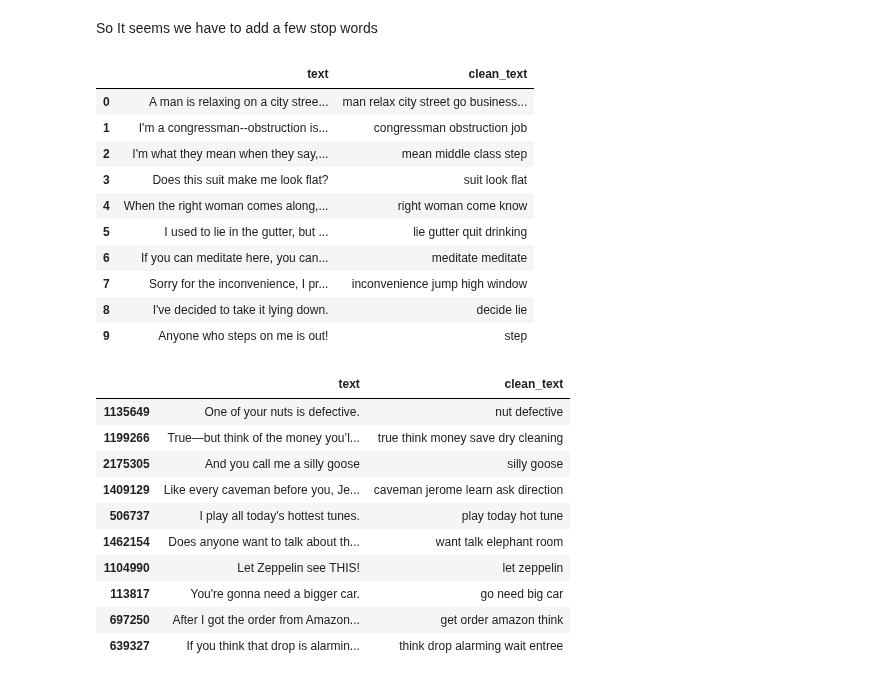
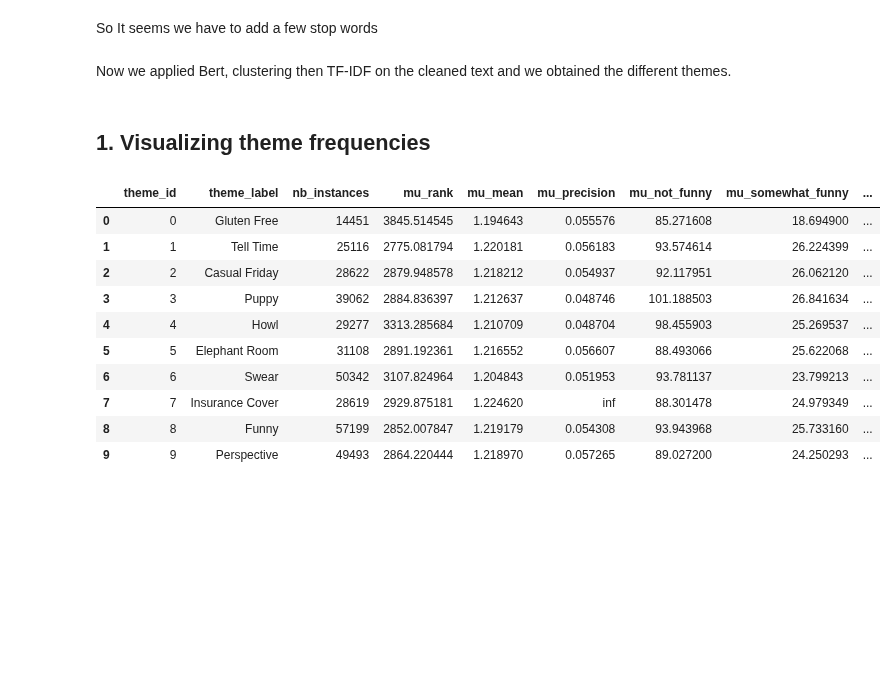
Before and after one commit to epfl-ada/ada-2025-project-json-derulo, a Jupyter notebook: src/Mariem/theme_visualization.ipynb, the cells around one changed output. Saved outputs shown, nothing was run; the diff lists cells and outputs as text; code cells hidden in the pictures; blank space fills up the shorter version.

```diff
--- a/src/Mariem/theme_visualization.ipynb
+++ b/src/Mariem/theme_visualization.ipynb
@@ -66,0 +13,11 @@ False
+# %%
+# DATA DIRECTORIES
+PROJECT_ROOT = Path.cwd().parent.parent
+DATA_DIR = PROJECT_ROOT / 'data' / 'newyorker_caption_contest'
+JSON_DIR = DATA_DIR / 'contests.json'
+CSV_DIR = DATA_DIR / 'data'
+CSV_CLEAN_DIR = DATA_DIR / 'data_cleaned'
+IMG_DIR = DATA_DIR / 'images'
+DOC_THEMES_DIR = DATA_DIR / 'THEMES_RESULTS_V1'/'docs_with_themes.csv'
+THEMES_TFIDF_DIR=DATA_DIR/'THEMES_RESULTS_V1'/'TF_IDF_themes_scores.csv'
+THEMES_DIR=DATA_DIR/'THEMES_RESULTS_V1'/'themes.csv'
@@ -202,28 +206,20 @@ docs_df["clean_text"] = docs_df["text"].progress_apply(clean_caption)
-# %%
-docs_df[["text", "clean_text"]].head(10)
-# %% [output]
-|  | text | clean_text |
-| 0 | A man is relaxing on a city stree... | man relax city street go business... |
-| 1 | I'm a congressman--obstruction is... | congressman obstruction job |
-| 2 | I'm what they mean when they say,... | mean middle class step |
-| 3 | Does this suit make me look flat? | suit look flat |
-| 4 | When the right woman comes along,... | right woman come know |
-| 5 | I used to lie in the gutter, but ... | lie gutter quit drinking |
-| 6 | If you can meditate here, you can... | meditate meditate |
-| 7 | Sorry for the inconvenience, I pr... | inconvenience jump high window |
-| 8 | I've decided to take it lying down. | decide lie |
-| 9 | Anyone who steps on me is out! | step |
-# %%
-docs_df[docs_df["kind"] == "caption"][["text", "clean_text"]].sample(10)
-# %% [output]
-|  | text | clean_text |
-| 1135649 | One of your nuts is defective. | nut defective |
-| 1199266 | True—but think of the money you’l... | true think money save dry cleaning |
-| 2175305 | And you call me a silly goose | silly goose |
-| 1409129 | Like every caveman before you, Je... | caveman jerome learn ask direction |
-| 506737 | I play all today's hottest tunes. | play today hot tune |
-| 1462154 | Does anyone want to talk about th... | want talk elephant room |
-| 1104990 | Let Zeppelin see THIS! | let zeppelin |
-| 113817 | You're gonna need a bigger car. | go need big car |
-| 697250 | After I got the order from Amazon... | get order amazon think |
-| 639327 | If you think that drop is alarmin... | think drop alarming wait entree |
+# %% [markdown]
+Now we applied Bert, clustering then TF-IDF on the cleaned text and we obtained the different themes.
+# %% [markdown]
+## 1. Visualizing theme frequencies
+# %%
+#visualize the theme csv
+themes_df = pd.read_csv(THEMES_DIR)
+themes_df.head(10)
+# %% [output]
+|  | theme_id | theme_label | nb_instances | mu_rank | mu_mean | mu_precision | mu_not_funny | mu_somewhat_funny | ... |
+| 0 | 0 | Gluten Free | 14451 | 3845.514545 | 1.194643 | 0.055576 | 85.271608 | 18.694900 | ... |
+| 1 | 1 | Tell Time | 25116 | 2775.081794 | 1.220181 | 0.056183 | 93.574614 | 26.224399 | ... |
+| 2 | 2 | Casual Friday | 28622 | 2879.948578 | 1.218212 | 0.054937 | 92.117951 | 26.062120 | ... |
+| 3 | 3 | Puppy | 39062 | 2884.836397 | 1.212637 | 0.048746 | 101.188503 | 26.841634 | ... |
+| 4 | 4 | Howl | 29277 | 3313.285684 | 1.210709 | 0.048704 | 98.455903 | 25.269537 | ... |
+| 5 | 5 | Elephant Room | 31108 | 2891.192361 | 1.216552 | 0.056607 | 88.493066 | 25.622068 | ... |
+| 6 | 6 | Swear | 50342 | 3107.824964 | 1.204843 | 0.051953 | 93.781137 | 23.799213 | ... |
+| 7 | 7 | Insurance Cover | 28619 | 2929.875181 | 1.224620 | inf | 88.301478 | 24.979349 | ... |
+| 8 | 8 | Funny | 57199 | 2852.007847 | 1.219179 | 0.054308 | 93.943968 | 25.733160 | ... |
+| 9 | 9 | Perspective | 49493 | 2864.220444 | 1.218970 | 0.057265 | 89.027200 | 24.250293 | ... |
```
Also changed, not shown: parts of 23 cells of this notebook.
